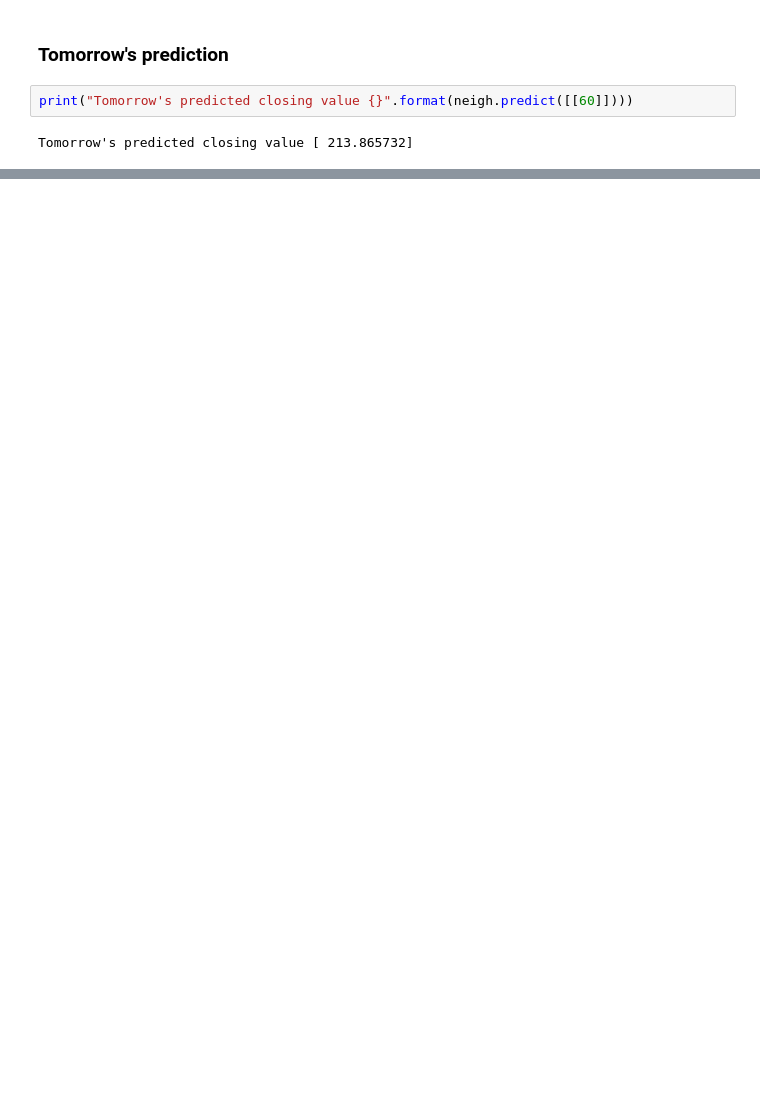
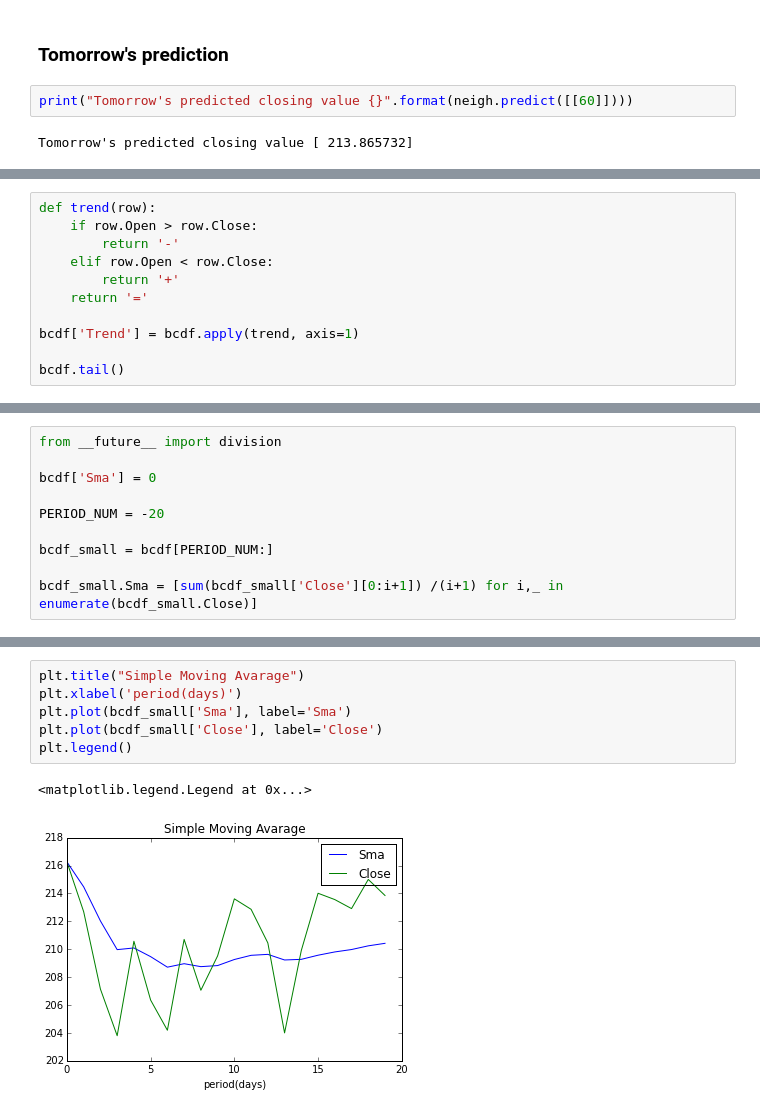
Before and after one commit to uolter/BitCoin, a Jupyter notebook: bitcoin_history_data.ipynb, the cells around one changed output, grey strips where cells are left out. Cells and saved outputs as stored; diff of their text form; blank space fills up the shorter version.

```diff
--- a/bitcoin_history_data.ipynb
+++ b/bitcoin_history_data.ipynb
@@ -190,0 +206,11 @@ Tomorrow's predicted closing value [ 213.865732]
+# %%
+def trend(row):
+    if row.Open > row.Close:
+        return '-'
+    elif row.Open < row.Close:
+        return '+'
+    return '='
+
+bcdf['Trend'] = bcdf.apply(trend, axis=1)
+
+bcdf.tail()
@@ -190,0 +226,10 @@ Tomorrow's predicted closing value [ 213.865732]
+# %%
+from __future__ import division
+
+bcdf['Sma'] = 0
+
+PERIOD_NUM = -20
+
+bcdf_small = bcdf[PERIOD_NUM:]
+
+bcdf_small.Sma = [sum(bcdf_small['Close'][0:i+1]) /(i+1) for i,_ in enumerate(bcdf_small.Close)]
@@ -190,0 +250,9 @@ Tomorrow's predicted closing value [ 213.865732]
+# %%
+plt.title("Simple Moving Avarage")
+plt.xlabel('period(days)')
+plt.plot(bcdf_small['Sma'], label='Sma')
+plt.plot(bcdf_small['Close'], label='Close')
+plt.legend()
+# %% [output]
+<matplotlib.legend.Legend at 0x...>
+[figure, added]
```
Also changed, not shown: parts of 18 cells of this notebook.
